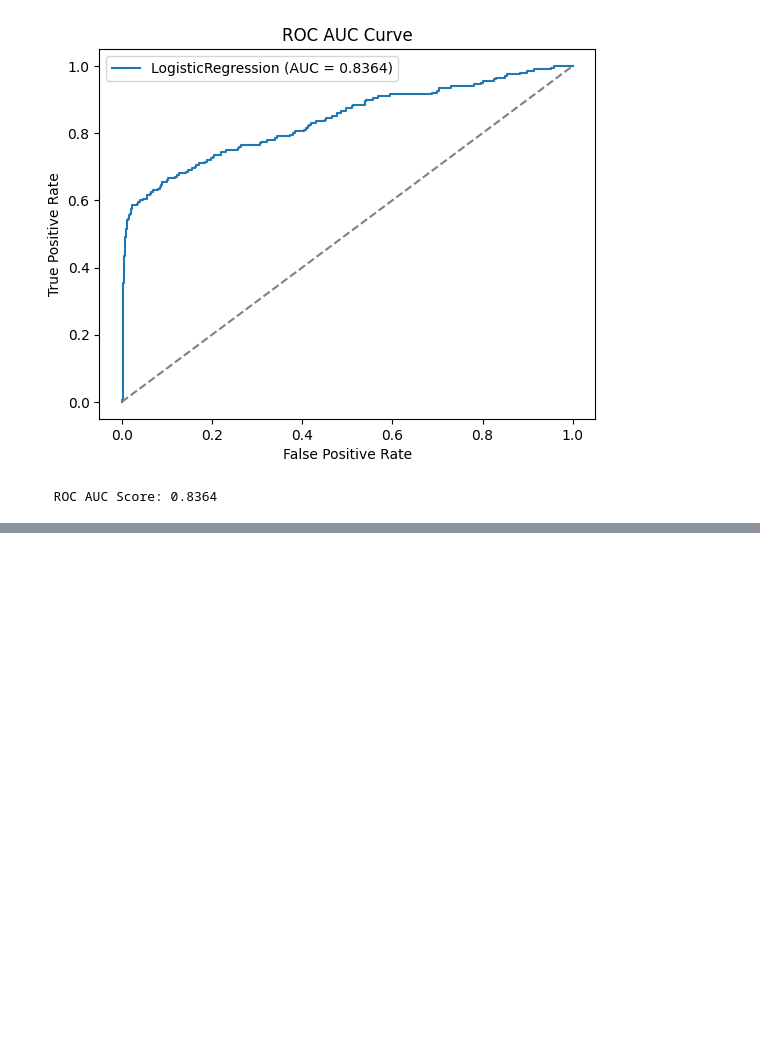
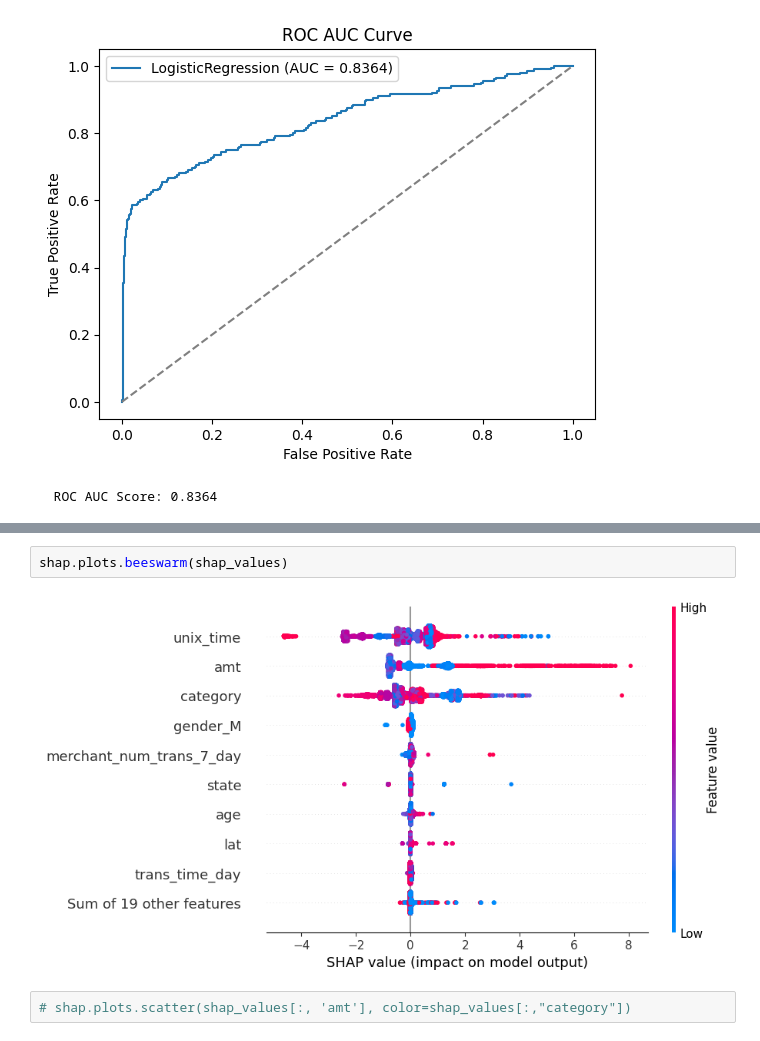
Before and after one commit to peteray-dev/Fraud_Detection_Transactions, a Jupyter notebook: Fraud_Detection.ipynb, the cells around one changed output, grey strips where cells are left out. Saved outputs shown, nothing was run; the diff lists cells and outputs as text; blank space fills up the shorter version.

```diff
--- a/Fraud_Detection.ipynb
+++ b/Fraud_Detection.ipynb
@@ -916,0 +1016,6 @@ GradientBoostingClassifier:
+# %%
+shap.plots.beeswarm(shap_values)
+# %% [output]
+[figure, added]
+# %%
+# shap.plots.scatter(shap_values[:, 'amt'], color=shap_values[:,"category"])
```
Also changed, not shown: parts of 25 cells of this notebook.
